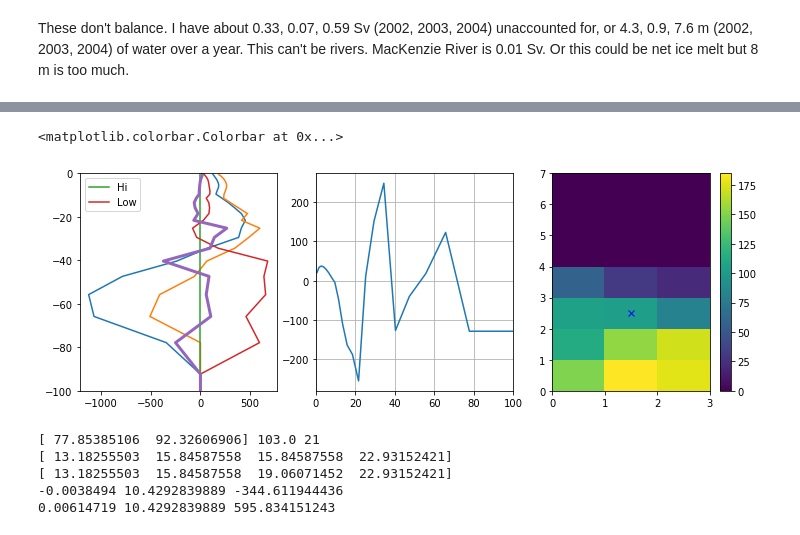
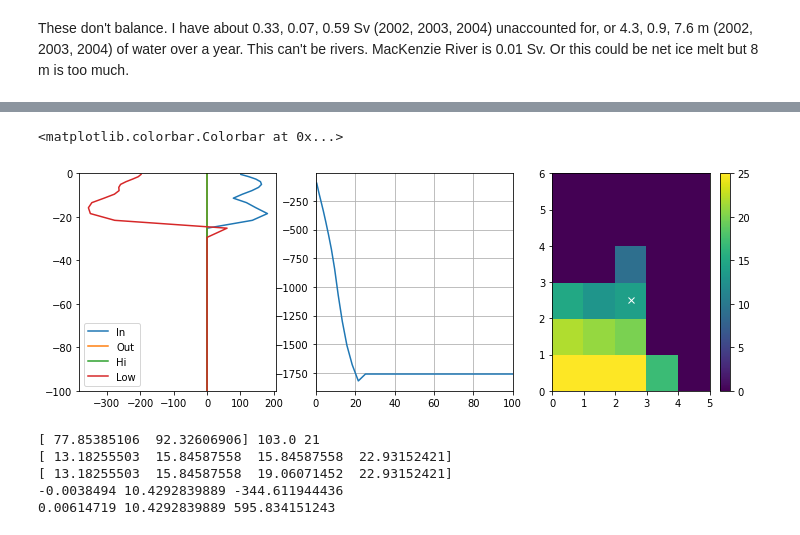
Before and after one commit to UBC-MOAD/analysis-cindy, a Jupyter notebook: proj2_notebooks/Susans.ipynb, the cells around one changed output, grey strips where cells are left out. Saved outputs shown, nothing was run; the diff lists cells and outputs as text; code cells hidden in the pictures.

```diff
--- a/proj2_notebooks/Susans.ipynb
+++ b/proj2_notebooks/Susans.ipynb
@@ -18,14 +18,18 @@ jmin, jmax = 120, 300
 ## Bathymetry and Mesh
 # %%
 bathy=nc.Dataset(
-    '../ANHA4_bathy_etopo1_gebco1_smoothed_coast_corrected_mar10.nc')
-#    '/ocean/xiaoxiny/research/data/Jasper/ANHA4_bathy_etopo1_gebco1_smoothed_coast_corrected_mar10.nc')
+#    '../ANHA4_bathy_etopo1_gebco1_smoothed_coast_corrected_mar10.nc')
+    '/ocean/xiaoxiny/research/data/Jasper/ANHA4_bathy_etopo1_gebco1_smoothed_coast_corrected_mar10.nc')
 nemolon=bathy.variables['nav_lon'][400:,:]
 nemolat=bathy.variables['nav_lat'][400:,:]
 bathy=bathy.variables['Bathymetry'][400:,:]
 crop = nc.Dataset(
-        '../crop.nc')
+#        '../crop.nc')
 #    '/ocean/xiaoxiny/research/NEMO-code/NEMOGCM/CONFIG/myANHA/EXP00/crop.nc')
+# full mesh
+    '/ocean/xiaoxiny/research/data/mesh_mask_anha4_201509.nc')
+print (crop.variables['tmask'][:].shape)
+
 tmask = crop.variables['tmask'][0,:,400:,:]
 umask = crop.variables['umask'][0,:,400:,:]
 vmask = crop.variables['vmask'][0,:,400:,:]
@@ -135,8 +141,8 @@ def vel(keyword, T, ENG='EXH005'):
     T: year, value: eg. 2002
     'ENG': string, can be ENG3,EXH001 or EXH005
     """
-    # addstr='/ocean/xiaoxiny/research/result_jasper/data_eng3/'
-    addstr = '../'
+    addstr='/ocean/xiaoxiny/research/result_jasper/data_eng3/'
+    # addstr = '../'
     if keyword =='U':
         nc_filename=sorted(glob.glob('%s/*%s*U*%s.nc'%(addstr,ENG,T)))
         uvel=nc.Dataset(nc_filename[0])
@@ -258,39 +264,59 @@ testflux_in = np.zeros_like(gdept0)
 testflux_out = np.zeros_like(gdept0)
 endfluxhi  = np.zeros_like(gdept0)
 endfluxlow  = np.zeros_like(gdept0)
+totalflux = np.zeros_like(gdept0)
 dj = 1
-iend = corn1_i + 5
+jstart = corn1_j + 2
+istart = corn1_i + 1
+iend = istart + 1
+print (istart, iend, jstart, jstart+dj)
+print (np.arange(istart, iend+1), jstart-1)
+print (iend, np.arange(jstart,jstart+dj))
 for layer in range(50):
-    testflux_in[layer] = np.sum(u_vel[layer, corn1_i:iend, corn1_j].filled() *
-                               e3u[layer, corn1_i:iend, corn1_j] *
-                               e2u[corn1_i:iend, corn1_j])
-    testflux_out[layer] = np.sum(u_vel[layer, corn1_i:iend, corn1_j+dj].filled() *
-                               e3u[layer, corn1_i:iend, corn1_j+dj] *
-                               e2u[corn1_i:iend, corn1_j+dj])
-    endfluxhi[layer] = np.sum(v_vel[layer, iend, corn1_j+1:corn1_j+1+dj].filled() *
-                             e3v[layer, iend, corn1_j+1:corn1_j+1+dj] *
-                               e1v[iend, corn1_j+1:corn1_j+dj+1])
-    endfluxlow[layer] = np.sum(v_vel[layer, corn1_i-1, corn1_j+1:corn1_j+1+dj].filled() *
-                             e3v[layer, corn1_i-1, corn1_j+1:corn1_j+1+dj] *
-                               e1v[corn1_i-1, corn1_j+1:corn1_j+1+dj])
+    testflux_in[layer] = np.sum(u_vel[layer, istart:iend+1, jstart-1].filled() *  # iend +1 because I want to include iend
+                               e3u[layer, istart:iend+1, jstart-1] *
+                               e2u[istart:iend+1, jstart-1])
+    testflux_out[layer] = np.sum(u_vel[layer, istart:iend+1, jstart+dj-1].filled() *
+                               e3u[layer, istart:iend+1, jstart+dj-1] *
+                               e2u[istart:iend+1, jstart+dj-1])
+    endfluxhi[layer] = np.sum(v_vel[layer, iend, jstart:jstart+dj].filled() *
+                             e3v[layer, iend, jstart:jstart+dj] *
+                               e1v[iend, jstart:jstart+dj])
+    endfluxlow[layer] = np.sum(v_vel[layer, istart-1, jstart:jstart+dj].filled() *
+                             e3v[layer, istart-1, jstart:jstart+dj] *
+                               e1v[istart-1, jstart:jstart+1+dj])
+    totalflux[layer] = testflux_in[layer] - endfluxhi[layer] - testflux_out[layer] + endfluxlow[layer]
 
 fig, axs = plt.subplots(1, 3, figsize=(12, 4))
-axs[0].plot(testflux_in, -gdept0)
-axs[0].plot(testflux_out, -gdept0)
+axs[0].plot(testflux_in, -gdept0, label='In')
+axs[0].plot(testflux_out, -gdept0, label='Out')
 axs[0].plot(endfluxhi, -gdept0, label='Hi')
 axs[0].plot(endfluxlow, -gdept0, label='Low')
-axs[0].plot(testflux_out + endfluxhi - testflux_in - endfluxlow, -gdept0, linewidth=3)
+#axs[0].plot(totalflux, -gdept0, linewidth=3)
 axs[0].legend()
 axs[0].set_ylim(-100, 0)
 
-axs[1].plot(gdept0, np.cumsum(testflux_out + endfluxhi - testflux_in - endfluxlow))
+axs[1].plot(gdept0, np.cumsum(totalflux))
 axs[1].set_xlim(0, 100)
 axs[1].grid()
-for layer in range(23):
-    print (gdept0[layer], testflux_out[layer], testflux_in[layer], endfluxhi[layer], endfluxlow[layer],
-           testflux_out[layer] + endfluxhi[layer] - testflux_in[layer] - endfluxlow[layer])
+#for layer in range(23):
+#    print (layer, gdept0[layer], testflux_out[layer], testflux_in[layer], endfluxhi[layer], endfluxlow[layer],
+#           totalflux[layer],
+#          np.cumsum(totalflux[0:layer+1])[layer])
+maxvalue = max([abs(max(testflux_out, key=abs)), abs(max(testflux_in, key=abs)), abs(max(endfluxhi, key=abs)), abs(max(endfluxlow, key=abs))])
+print (np.sum(totalflux), maxvalue, np.sum(totalflux)/maxvalue)
 
-mesh = axs[2].pcolormesh(bathy[corn1_i-2:iend, corn1_j-1:corn1_j+dj+1])
-axs[2].plot(1.5, 2.5, 'bx')
+ix = 2
+mesh = axs[2].pcolormesh(mbathy[istart-ix:iend+1+ix, jstart-ix:jstart+dj+ix])
+for i in range(iend-istart):
+    for j in range(dj):
+        axs[2].plot(j+ix+0.5, i+ix+0.5, 'xw')
+
 fig.colorbar(mesh, ax=axs[2])
+#print (mbathy[istart, jstart])
+#print (u_vel[:15, istart, jstart-1])
+#print (u_vel[:15, istart, jstart])
+#print (v_vel[:15, iend, corn1_j+1])
+#print (v_vel[:15, istart-1, jstart])
+#print (e3v[:15, istart-1, jstart] - e3t[:15, istart-1, jstart])
 # %% [output]
@@ -314,5 +327,5 @@ fig.colorbar(mesh, ax=axs[2])
 <matplotlib.colorbar.Colorbar at 0x...>
-[figure, old version]
+[figure, new version]
 # %%
 print (gdept0[20:22], bathy[corn1_i, corn1_j], mbathy[corn1_i, corn1_j])
 print (e3t[20:24, corn1_i, corn1_j])
```
Also changed, not shown: parts of 7 cells of this notebook.
